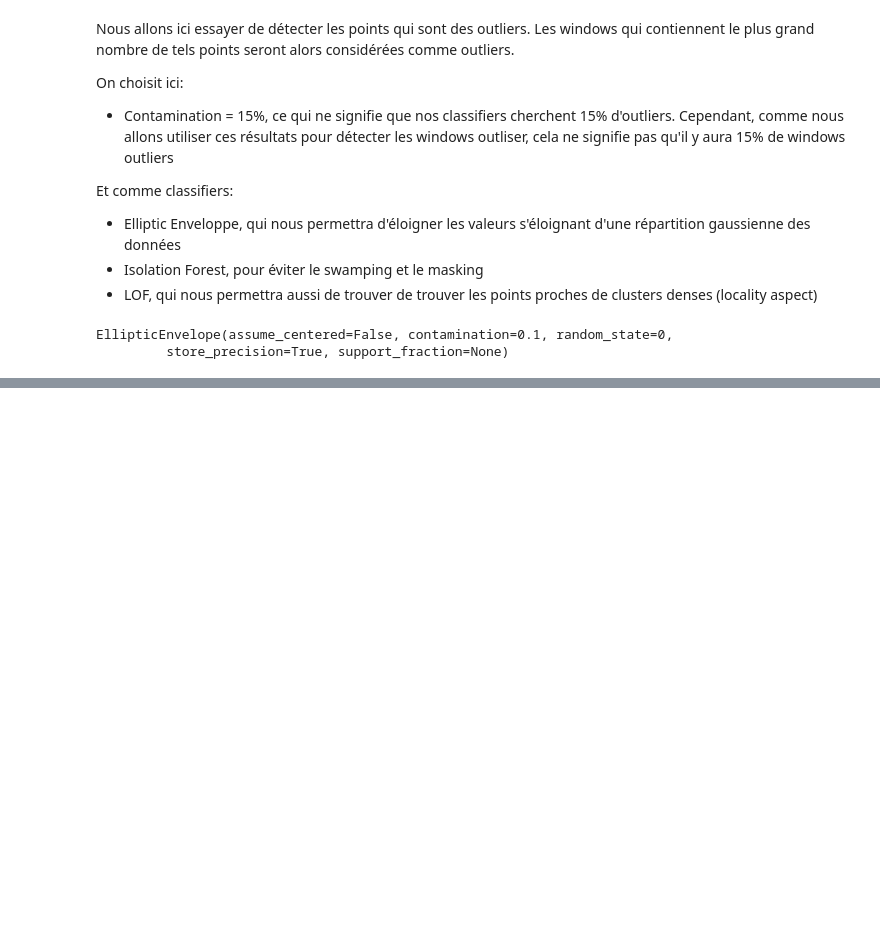
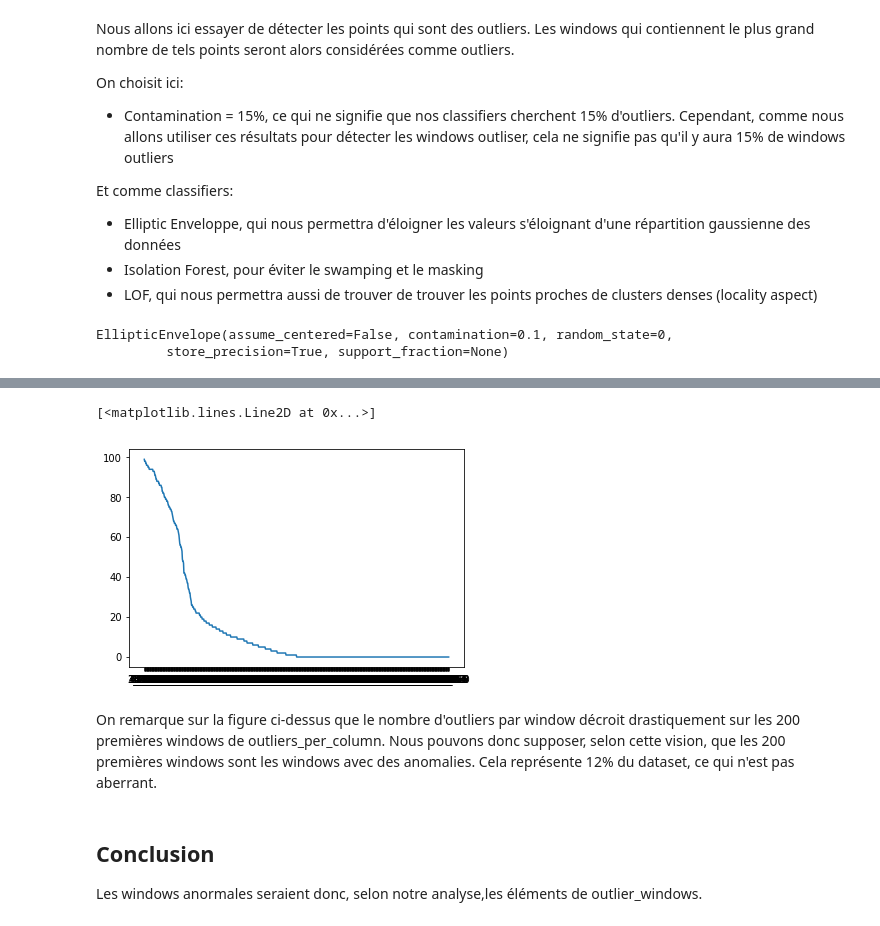
Before and after one commit to mattlouvet/be_anomaly_detection, a Jupyter notebook: BE_clean.ipynb, the cells around one changed output, grey strips where cells are left out. Saved outputs shown, nothing was run; the diff lists cells and outputs as text; code cells hidden in the pictures; blank space fills up the shorter version.

```diff
--- a/BE_clean.ipynb
+++ b/BE_clean.ipynb
@@ -193,0 +204,11 @@ anomaly_score = lof_score+isf_score+cov_score
+# %%
+anomaly_lof = lof.predict(df)
+anomaly_cov = cov.predict(df)
+anomaly_isf = isf.predict(df)
+anomaly = (anomaly_lof+anomaly_cov+anomaly_isf == -1).astype(int)
+# %%
+df2 = df.copy()
+df2['window']=day_cycle_window
+df2['anomaly']=anomaly
+outliers_per_column = df2.groupby('window')['anomaly'].sum().sort_values(ascending = False)
+outliers_per_column[:8]
@@ -193,0 +226,11 @@ anomaly_score = lof_score+isf_score+cov_score
+# %%
+plt.plot(outliers_per_column[:800])
+# %% [output]
+[<matplotlib.lines.Line2D at 0x...>]
+[figure, added]
+# %% [markdown]
+On remarque sur la figure ci-dessus que le nombre d'outliers par window décroit drastiquement sur les 200 premières windows de outliers_per_column. Nous pouvons donc supposer, selon cette vision, que les 200 premières windows sont les windows avec des anomalies. Cela représente 12% du dataset, ce qui n'est pas aberrant.
+# %% [markdown]
+## Conclusion
+
+Les windows anormales seraient donc, selon notre analyse,les éléments de outlier_windows.
```
Also changed, not shown: parts of 8 cells of this notebook.
